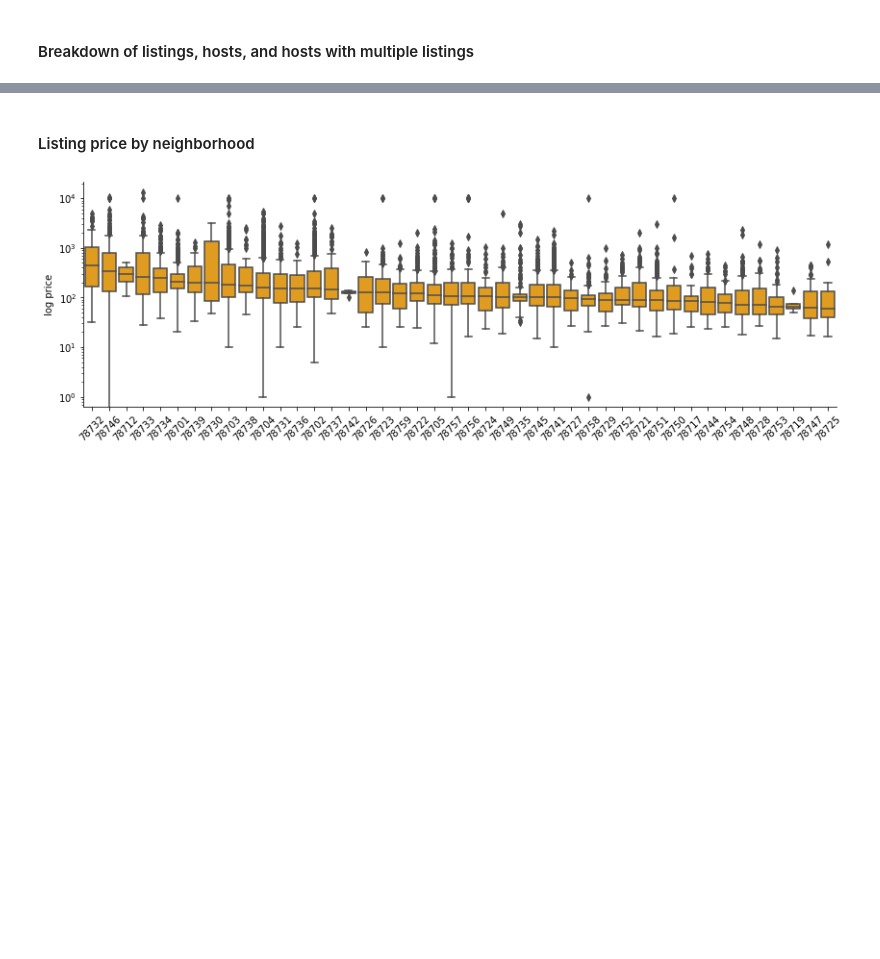
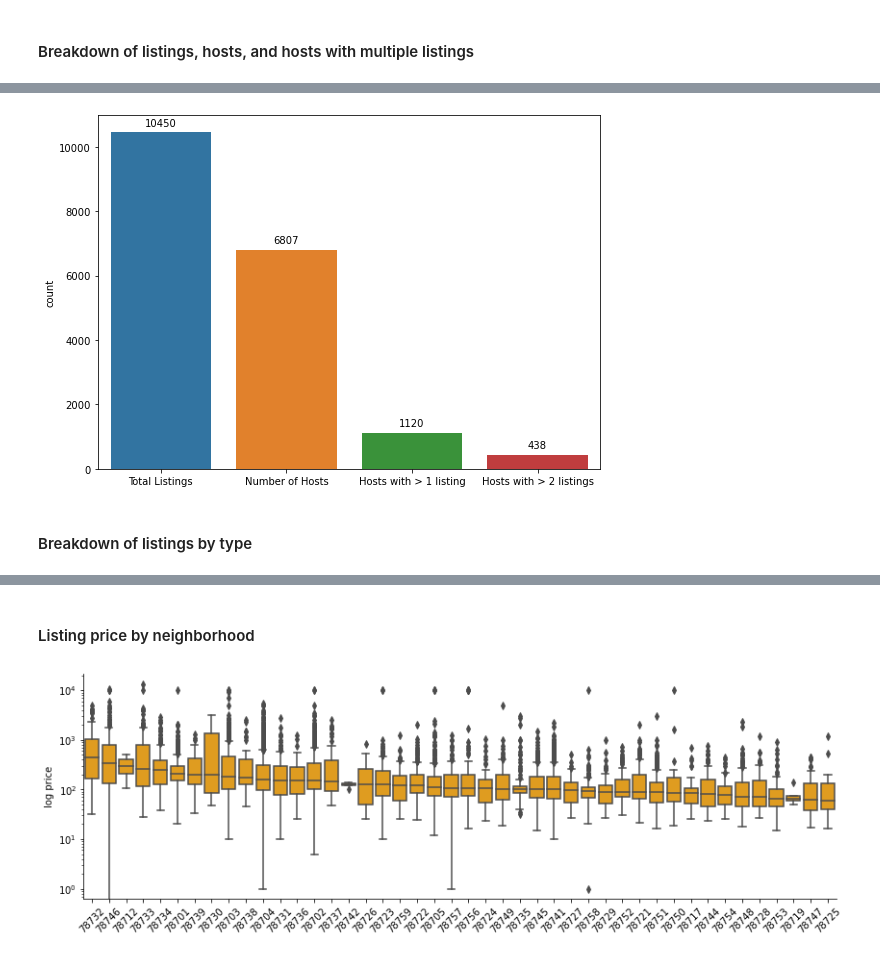
Before and after one commit to jcardenas14/Airbnb, a Jupyter notebook: airbnb.ipynb, the cells around one changed output, grey strips where cells are left out. Drawn from its saved outputs; the diff is of its cells as text; code cells hidden in the pictures; blank space fills up the shorter version.

```diff
--- a/airbnb.ipynb
+++ b/airbnb.ipynb
@@ -213,4 +214,7 @@ host_listings = austin_listings[['host_id','Multi_listing']].drop_duplicates()
 # %%
-listing_stats = pd.Series({'Listings':austin_listings.shape[0], 'Hosts':len(austin_listings.host_id.value_counts()),
-                           'Multi-listings':np.sum(host_listings.Multi_listing)})
-listing_stats = listing_stats.reset_index().rename(columns={'index':'listing',0:'N'})
+host_listings = austin_listings[['host_id','Multi_listing','More_than_2_listings']].drop_duplicates()
+listing_stats = pd.Series({'Total Listings':austin_listings.shape[0], 'Number of Hosts':len(austin_listings.host_id.value_counts()),
+                           'Hosts with > 1 listing':np.sum(host_listings.Multi_listing),
+                           'Hosts with > 2 listings':np.sum(host_listings.More_than_2_listings)})
+listing_stats = listing_stats.reset_index().rename(columns={'index':'',0:'count'})
+listing_stats.style.set_properties(**{'text-align': 'left'})
@@ -216,0 +227,13 @@ listing_stats = listing_stats.reset_index().rename(columns={'index':'listing',0:
+# %%
+plt.figure(figsize=(9, 6.5))
+g=sns.barplot(data=listing_stats, x='', y='count')
+for p in g.patches:
+    g.annotate(format(p.get_height(), '.0f'),
+               (p.get_x() + p.get_width() / 2., p.get_height()),
+               ha = 'center', va = 'center',
+               xytext = (0, 9),
+               textcoords = 'offset points')
+# %% [output]
+[figure, added]
+# %% [markdown]
+#### Breakdown of listings by type
```
Also changed, not shown: parts of 71 cells of this notebook.
